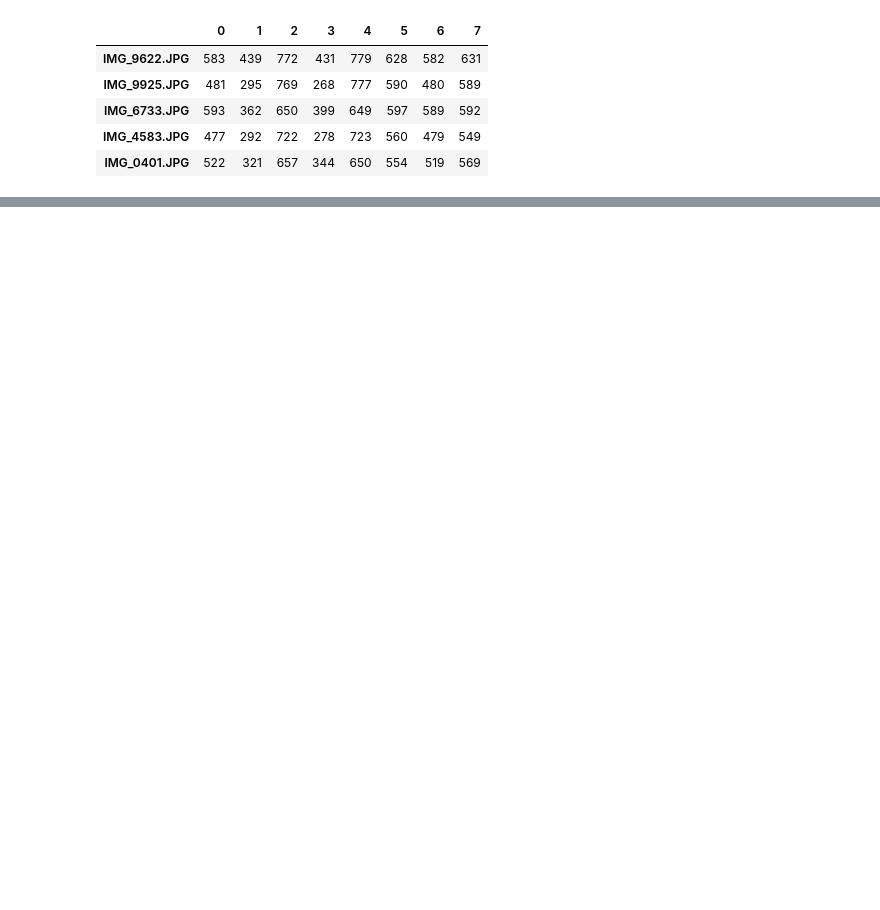
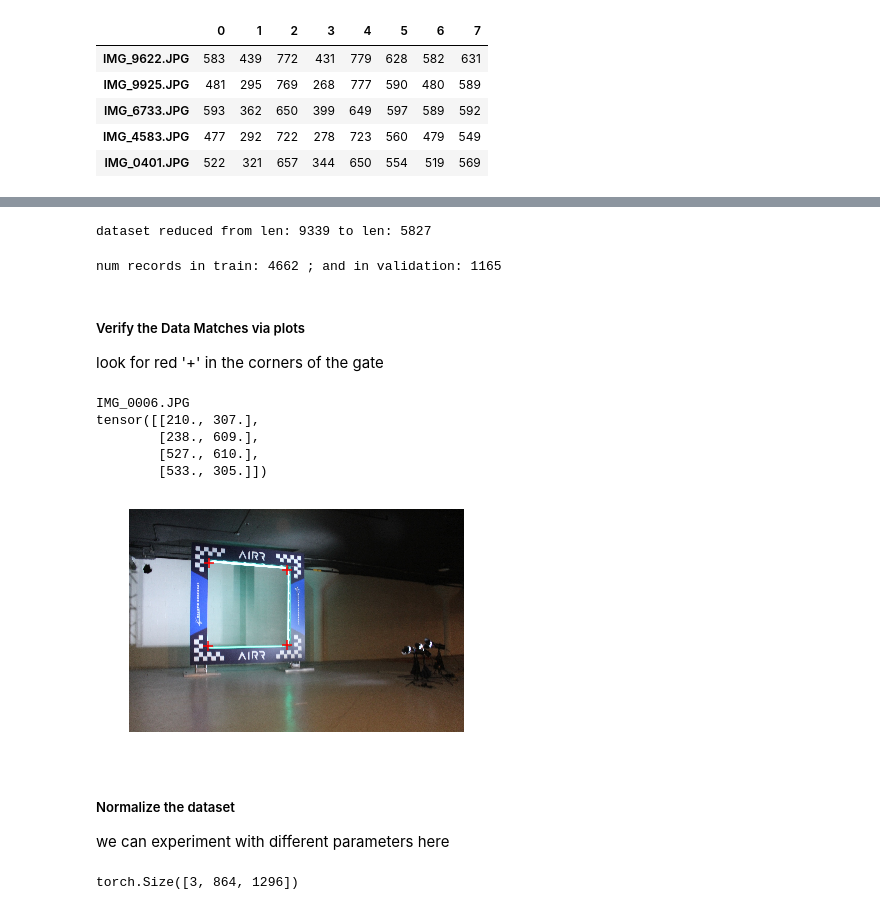
Before and after one commit to sutt/course-v3, a Jupyter notebook: nbs/custom/alphapilot-1.ipynb, the cells around one changed output, grey strips where cells are left out. Cells and saved outputs as stored; diff of their text form; code cells hidden in the pictures; blank space fills up the shorter version.

```diff
--- a/nbs/custom/alphapilot-1.ipynb
+++ b/nbs/custom/alphapilot-1.ipynb
@@ -84,0 +156,77 @@ TypeError: from_df() missing 1 required positional argument: 'path'
+# %%
+# build the master class PointsItemList
+gate_data = PointsItemList.from_folder(raw_fn)
+# %%
+#filter the records without a corrected, or a blank ground truth
+
+TRUTH_INDS  = list(truth_df.columns)
+def filter_img_by_truth(fn):
+    return fn.name in TRUTH_INDS
+
+filter_records = filter_img_by_truth
+
+len0 = len(gate_data)
+
+gate_data.filter_by_func(filter_records)
+
+len1 = len(gate_data)
+
+print('dataset reduced from len: %i to len: %i' % (len0, len1))
+# %% [output]
+dataset reduced from len: 9339 to len: 5827
+# %%
+#split the data into train/validation
+np.random.seed(42)
+
+gate_data = gate_data.split_by_rand_pct(valid_pct=0.2)
+
+print('num records in train: %i ; and in validation: %i'
+      % (len(gate_data.train.items), len(gate_data.valid.items)))
+# %% [output]
+num records in train: 4662 ; and in validation: 1165
+# %%
+# build label data from json into dataset
+def label_points(fn):
+    '''
+        input:  x0,y0,...x3,y3 (list)
+        output: [y0,x0],...[y3,x3] (list)
+
+        >use y_first=True in label-load-func
+    '''
+    p = truth_df[fn.name]
+    return tensor([ [ float(p[i*2+1]), float(p[i*2+0]) ] for i in range(4)])
+
+gate_data = gate_data.label_from_func(label_points, )
+# %% [markdown]
+##### Verify the Data Matches via plots
+look for red '+' in the corners of the gate
+# %%
+i = 1
+
+fn =  gate_data.train.x.items[i]
+img = gate_data.train.x.get(i)
+pts = gate_data.train.y.items[i]
+
+def get_ip(img,pts):
+    return ImagePoints(FlowField(img.size, pts),
+                       scale=True,
+                       y_first=True)
+
+print(fn.name)
+print(pts)
+img.show(y=get_ip(img, pts), figsize=(6, 6), c='r', marker='+', s=100, hide_axis=False)
+# %% [output]
+IMG_0006.JPG
+tensor([[210., 307.],
+        [238., 609.],
+        [527., 610.],
+        [533., 305.]])
+[figure, added]
+# %% [markdown]
+##### Normalize the dataset
+we can experiment with different parameters here
+# %%
+img0 = gate_data.train.x.get(0)
+img0.shape
+# %% [output]
+torch.Size([3, 864, 1296])
```
Also changed, not shown: parts of 27 cells of this notebook.
